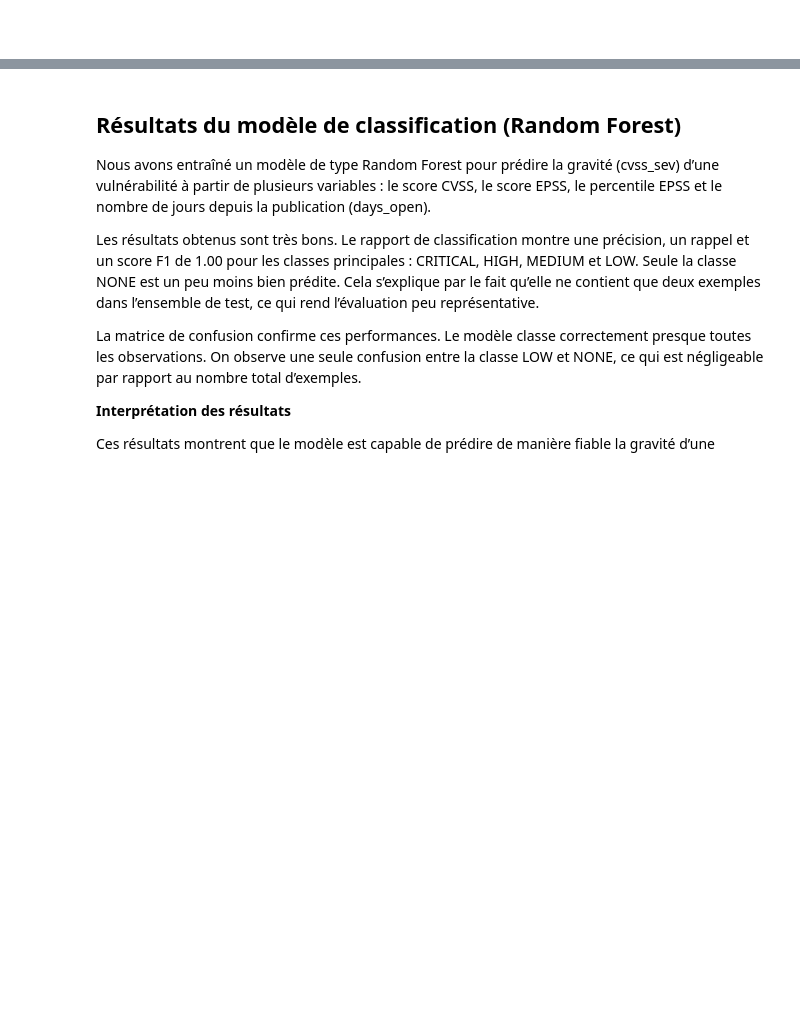
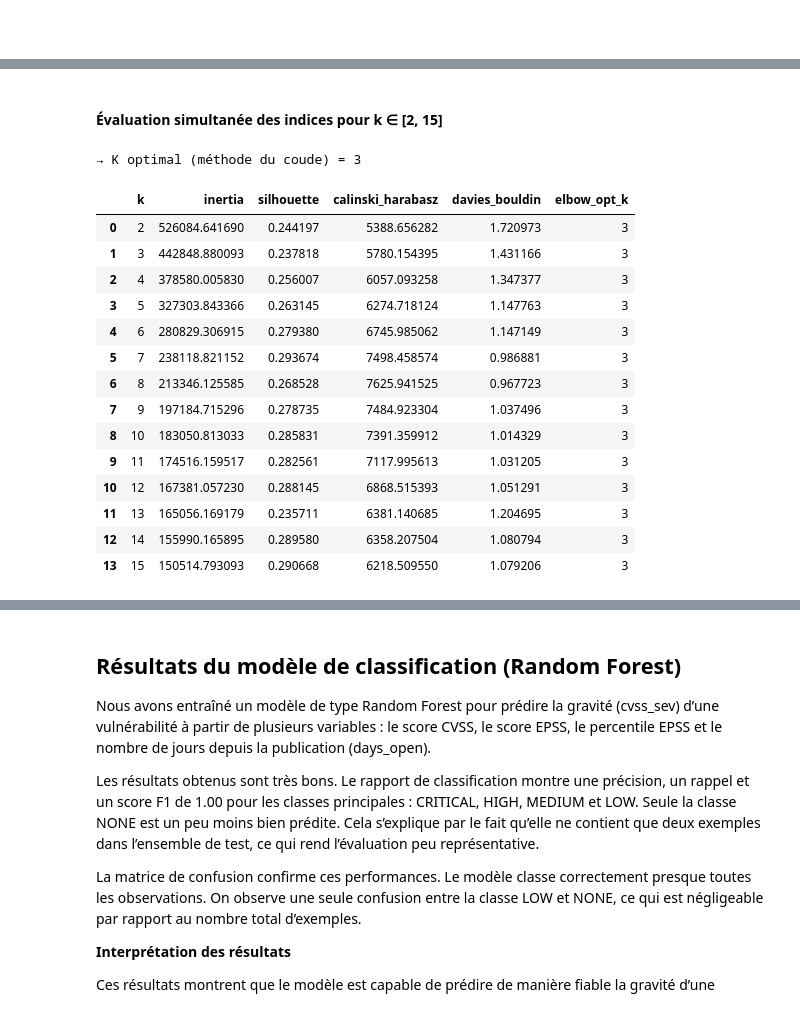
Before and after one commit to DorDNS/AtelierDS_PRJ, a Jupyter notebook: notebooks/analysis.ipynb, the cells around one changed output, grey strips where cells are left out. Saved outputs shown, nothing was run; the diff lists cells and outputs as text; code cells hidden in the pictures; blank space fills up the shorter version.

```diff
--- a/notebooks/analysis.ipynb
+++ b/notebooks/analysis.ipynb
@@ -1316,0 +1334,79 @@ Ainsi, prendre en compte le nombre de révisions d'un bulletin peut fournir un o
+# %% [markdown]
+#### Évaluation simultanée des indices pour k ∈ [2, 15]
+# %%
+from joblib import Parallel, delayed
+
+def evaluate_one_k(X, k, sample_frac=0.3, random_state=42):
+    """Fit KMeans et calcule les métriques sur un échantillon pour silhouette, etc."""
+    km = KMeans(
+        n_clusters=k,
+        random_state=random_state,
+        n_init=5,            # moins d'initialisations
+        max_iter=200,        # moins d'itérations
+        algorithm='elkan'    # plus rapide
+    ).fit(X)
+    labels = km.labels_
+    inertia = km.inertia_
+
+    # Échantillonner pour silhouette/calinski/davies
+    idx = np.random.RandomState(random_state).choice(
+        len(X), size=int(len(X)*sample_frac), replace=False
+    )
+    X_samp, lbl_samp = X[idx], labels[idx]
+
+    sil = silhouette_score(X_samp, lbl_samp)
+    ch  = calinski_harabasz_score(X_samp, lbl_samp)
+    db  = davies_bouldin_score(X_samp, lbl_samp)
+
+    return {
+        'k': k,
+        'inertia': inertia,
+        'silhouette': sil,
+        'calinski_harabasz': ch,
+        'davies_bouldin': db
+    }
+
+def evaluate_k_range_fast(X, k_min=2, k_max=15, n_jobs=-1):
+    """
+    Parallélise l’évaluation pour k ∈ [k_min, k_max] et détermine automatiquement
+    le K optimal par la méthode du coude (dérivée seconde).
+    """
+    # 1. Calcul en parallèle
+    results = Parallel(n_jobs=n_jobs)(
+        delayed(evaluate_one_k)(X, k) for k in range(k_min, k_max + 1)
+    )
+    df = pd.DataFrame(results).sort_values('k').reset_index(drop=True)
+
+    # 2. Méthode du coude : dérivée seconde de l'inertie
+    inertias = df['inertia'].values
+    # second derivative: f(k-1) - 2 f(k) + f(k+1)
+    second_deriv = inertias[:-2] - 2 * inertias[1:-1] + inertias[2:]
+    elbow_idx = np.argmax(second_deriv) + 1  # +1 décale vers le k central
+    elbow_k = df.loc[elbow_idx, 'k']
+
+    # 3. Stocker le résultat
+    df['elbow_opt_k'] = elbow_k
+
+    return df, elbow_k
+
+# Exécution optimisée avec détection du coude
+metrics_df_fast, k_elbow_fast = evaluate_k_range_fast(X, k_min=2, k_max=15)
+print(f"→ K optimal (méthode du coude) = {k_elbow_fast}")
+metrics_df_fast
+# %% [output]
+→ K optimal (méthode du coude) = 3
+|  | k | inertia | silhouette | calinski_harabasz | davies_bouldin | elbow_opt_k |
+| 0 | 2 | 526084.641690 | 0.244197 | 5388.656282 | 1.720973 | 3 |
+| 1 | 3 | 442848.880093 | 0.237818 | 5780.154395 | 1.431166 | 3 |
+| 2 | 4 | 378580.005830 | 0.256007 | 6057.093258 | 1.347377 | 3 |
+| 3 | 5 | 327303.843366 | 0.263145 | 6274.718124 | 1.147763 | 3 |
+| 4 | 6 | 280829.306915 | 0.279380 | 6745.985062 | 1.147149 | 3 |
+| 5 | 7 | 238118.821152 | 0.293674 | 7498.458574 | 0.986881 | 3 |
+| 6 | 8 | 213346.125585 | 0.268528 | 7625.941525 | 0.967723 | 3 |
+| 7 | 9 | 197184.715296 | 0.278735 | 7484.923304 | 1.037496 | 3 |
+| 8 | 10 | 183050.813033 | 0.285831 | 7391.359912 | 1.014329 | 3 |
+| 9 | 11 | 174516.159517 | 0.282561 | 7117.995613 | 1.031205 | 3 |
+| 10 | 12 | 167381.057230 | 0.288145 | 6868.515393 | 1.051291 | 3 |
+| 11 | 13 | 165056.169179 | 0.235711 | 6381.140685 | 1.204695 | 3 |
+| 12 | 14 | 155990.165895 | 0.289580 | 6358.207504 | 1.080794 | 3 |
+| 13 | 15 | 150514.793093 | 0.290668 | 6218.509550 | 1.079206 | 3 |
```
Also changed, not shown: parts of 20 cells of this notebook, 1 other file.
